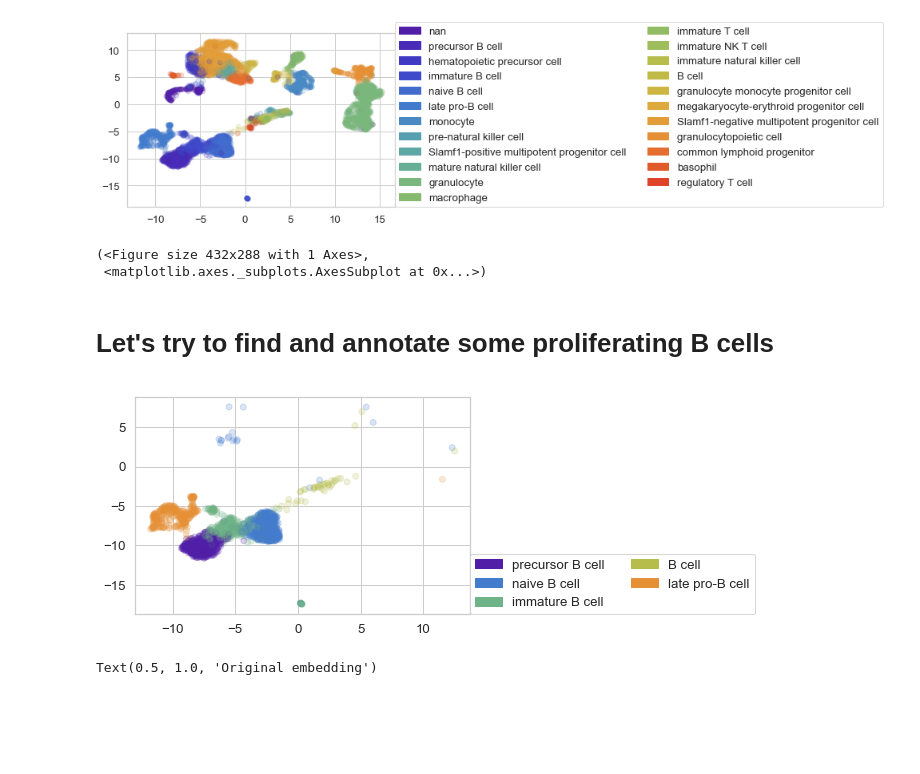
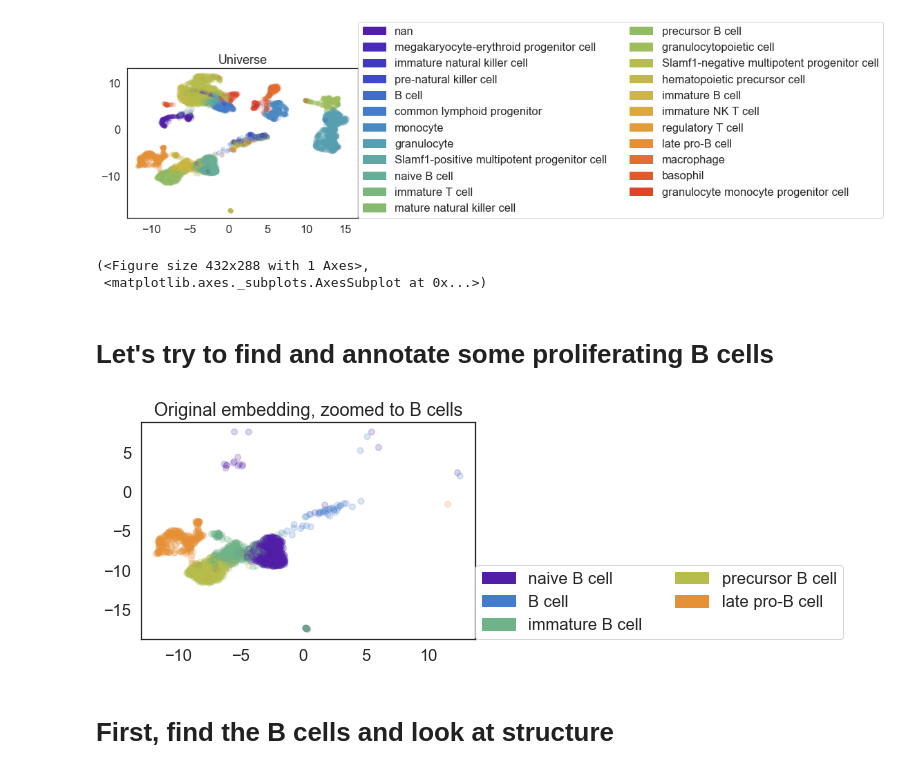
Before and after one commit to chanzuckerberg/cellxgene-compbio-methods, a Jupyter notebook: tabula-muris/annotate.ipynb, the cells around one changed output. Cells and saved outputs as stored; diff of their text form; code cells hidden in the pictures; blank space fills up the shorter version.

```diff
--- a/tabula-muris/annotate.ipynb
+++ b/tabula-muris/annotate.ipynb
@@ -30,7 +35,7 @@ sc.tl.umap(normed)
 colors = ["#511EA8", "#482BB6", "#4039C3", "#3F4ACA", "#3E5CD0", "#416CCE", "#447CCD", "#4989C4", "#4E96BC", "#559FB0", "#5DA8A4", "#66AE96", "#6FB388", "#7AB77C", "#85BA6F", "#91BC64", "#9DBE5A", "#AABD53", "#B6BD4B", "#C2BA46", "#CDB642", "#D6B03F", "#DDA83C", "#E29D39", "#E69036", "#E67F33", "#E56D30", "#E2592C", "#DF4428", "#DC2F24"]
 cmap = LinearSegmentedColormap.from_list('cmap', colors, N=len(colors))
 palette = sns.color_palette(colors)
-sns.set(style='whitegrid', font_scale=1.2)
+sns.set(style='white', font_scale=1.5)
 
 sns.palplot(palette)
 
@@ -88,7 +94,7 @@ def plot_umap(adata, colorby = 'cell_type', title=None, show=True):
 # %%
-plot_umap(normed)
+plot_umap(normed, title='Universe')
 # %% [output]
-[figure, old version]
+[figure, new version]
 (<Figure size 432x288 with 1 Axes>,
  <matplotlib.axes._subplots.AxesSubplot at 0x...>)
 # %% [markdown]
@@ -98,14 +104,13 @@ plot_umap(normed)
 
 cell_types = pd.unique(normed.obs['cell_type'].values)
 B_cell_values = [c for c in cell_types if 'B cell' in str(c)]
-
 B_cells = normed[normed.obs['cell_type'].isin(B_cell_values)]
 
-fig, ax = plot_umap(B_cells)
-ax.set_title('Original embedding')
+fig, ax = plot_umap(B_cells, title='Original embedding, zoomed to B cells')
 # %% [output]
-[figure, old version]
+[figure, new version]
-Text(0.5, 1.0, 'Original embedding')
+# %% [markdown]
+# First, find the B cells and look at structure
 # %%
 ## Rerun umap & cluster just the B cells to look at local structure and increase resolution
 
```
Also changed, not shown: parts of 20 cells of this notebook.
